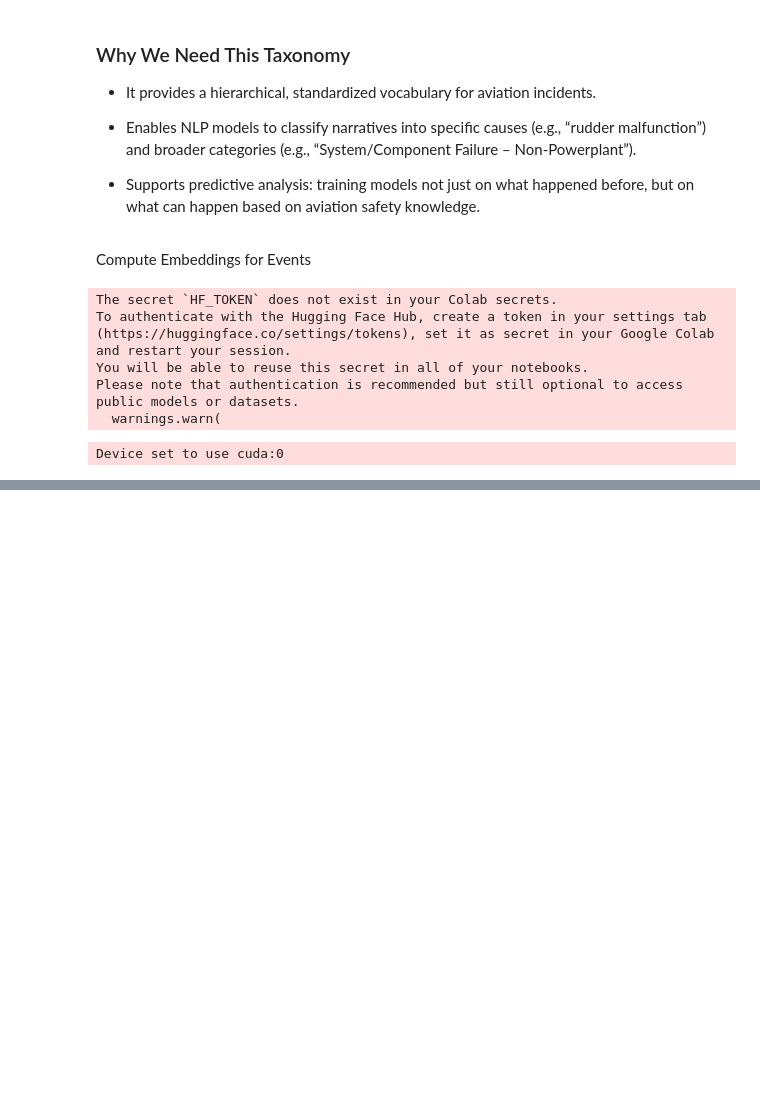
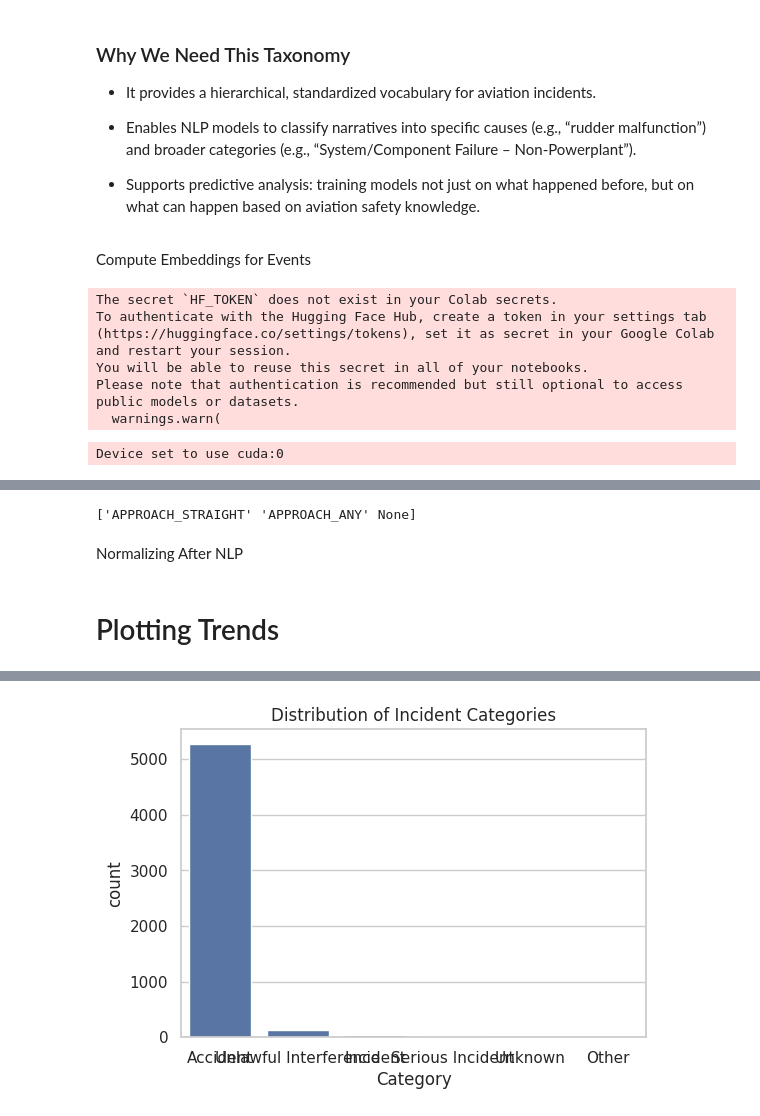
Before and after one commit to author-sanjay/AirSafetyAI, a Jupyter notebook: AirCraftAccidentDataAnalysis.ipynb, the cells around one changed output, grey strips where cells are left out. Saved outputs shown, nothing was run; the diff lists cells and outputs as text; code cells hidden in the pictures; blank space fills up the shorter version.

```diff
--- a/AirCraftAccidentDataAnalysis.ipynb
+++ b/AirCraftAccidentDataAnalysis.ipynb
@@ -473,0 +456,26 @@ Processed batch 170-180, saved to /content/drive/MyDrive/accidents.json
+# %%
+print(df["approach"].unique())
+# %% [output]
+['APPROACH_STRAIGHT' 'APPROACH_ANY' None]
+# %% [markdown]
+Normalizing After NLP
+# %%
+df["approach"] = df["approach"].fillna("APPROACH_ANY")
+# %% [markdown]
+# Plotting Trends
+# %%
+# Install seaborn if not already
+!pip install seaborn matplotlib
+
+import pandas as pd
+import matplotlib.pyplot as plt
+import seaborn as sns
+
+sns.set(style="whitegrid")
+
+# 1. Category distribution
+plt.figure(figsize=(6,4))
+sns.countplot(data=df, x="Category", order=df["Category"].value_counts().index)
+plt.title("Distribution of Incident Categories")
+plt.show()
+# %% [output]
@@ -473,0 +497 @@ Processed batch 170-180, saved to /content/drive/MyDrive/accidents.json
+[figure, added]
```
Also changed, not shown: parts of 9 cells of this notebook.
